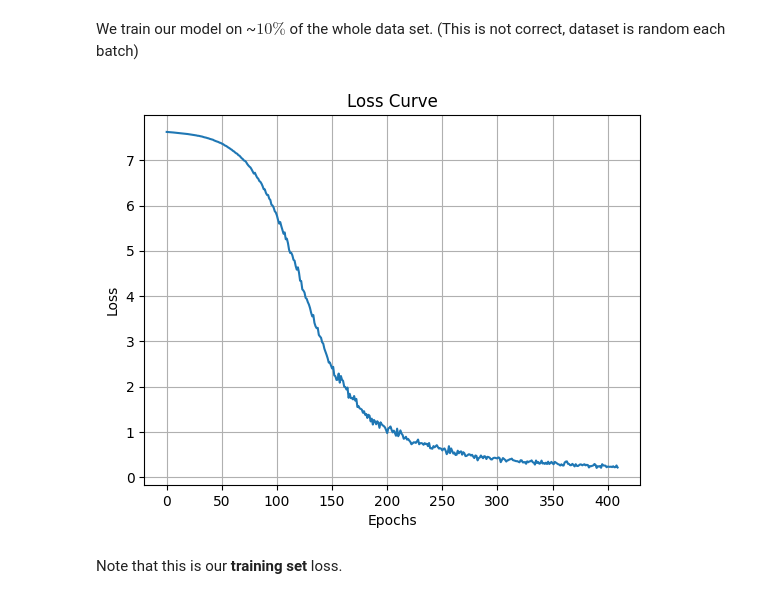
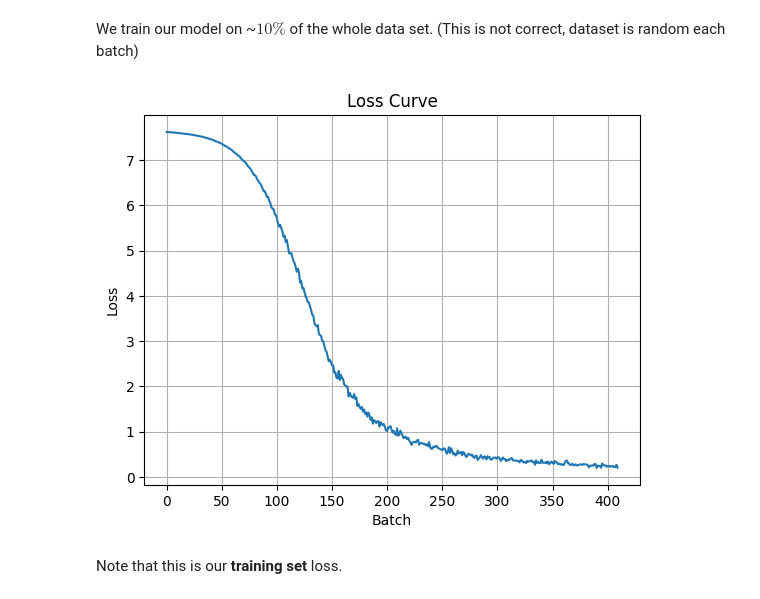
Before and after one commit to LouisYRYJ/Proof_based_approach_tutorial, a Jupyter notebook: proof_public.ipynb, the cells around one changed output. Cells and saved outputs as stored; diff of their text form; code cells hidden in the pictures.

```diff
--- a/proof_public.ipynb
+++ b/proof_public.ipynb
@@ -273,12 +244,12 @@ loss_history = train(model=model, params=params)
 # %%
 plt.plot(loss_history)
 plt.title("Loss Curve")
-plt.xlabel("Epochs")
+plt.xlabel("Batch")
 plt.ylabel("Loss")
 plt.grid(True)
 plt.show()
 # %% [output]
-[figure, old version]
+[figure, new version]
 # %% [markdown]
 Note that this is our **training set** loss.
 # %%
```
Also changed, not shown: parts of 32 cells of this notebook, 2 other files.
